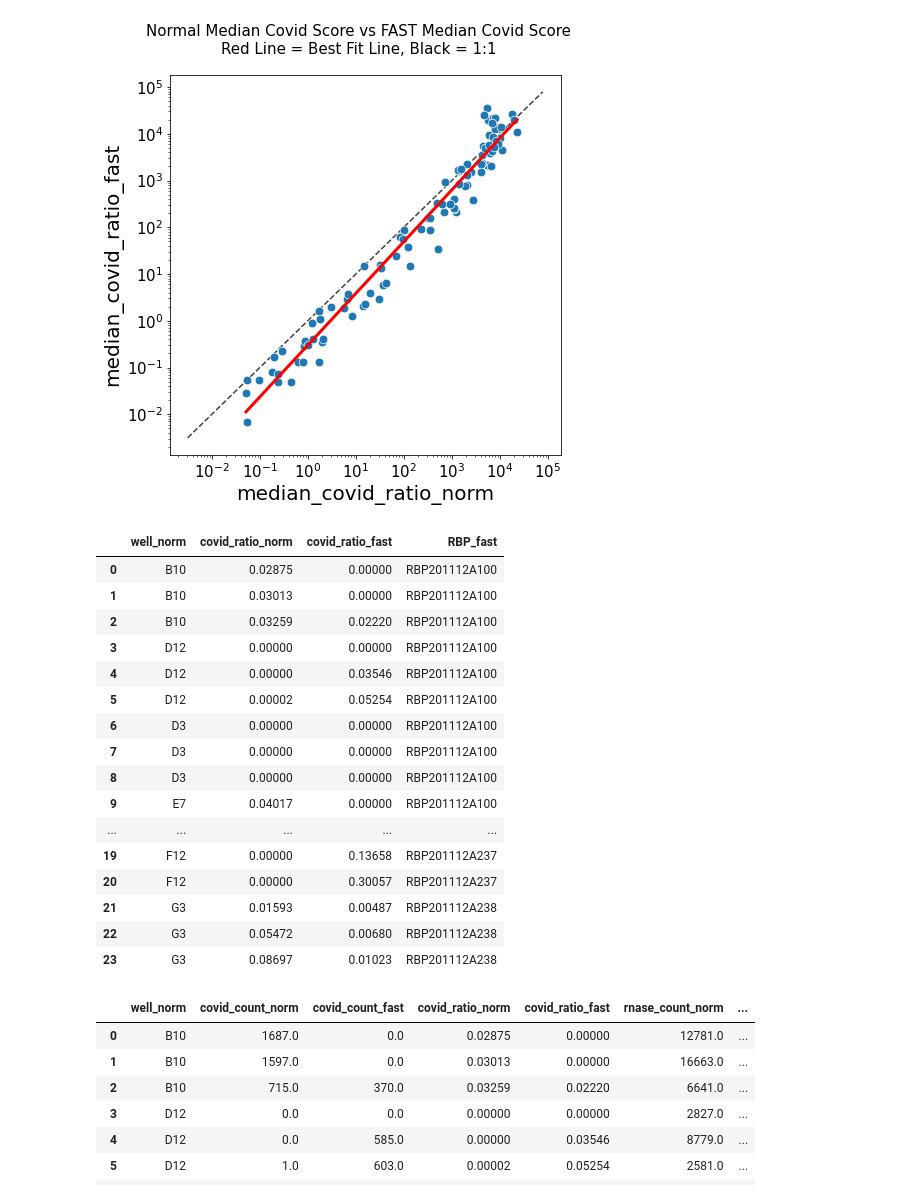
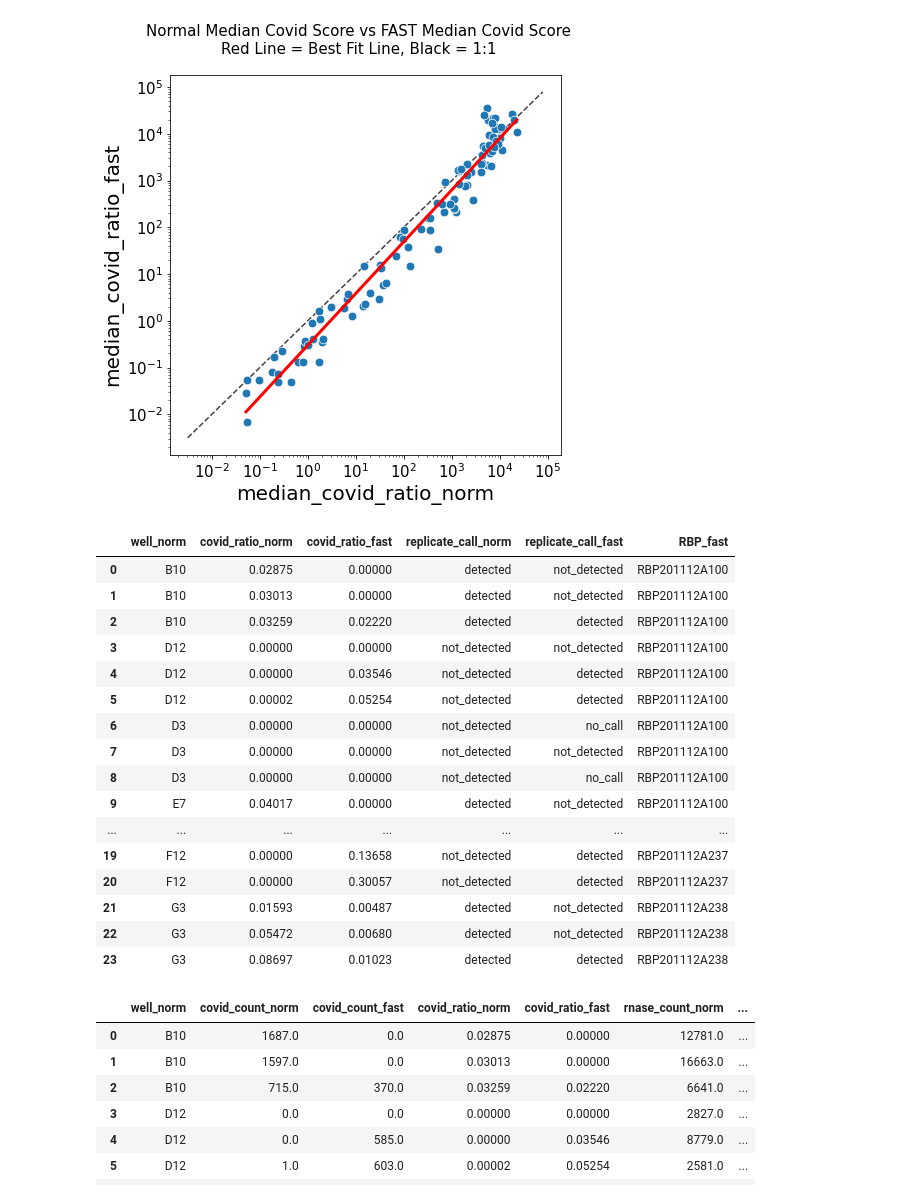
Before and after one commit to gh-bshih/g19_analysis, a Jupyter notebook: 201217_FastConcordance#2.ipynb, the cells around one changed output. Drawn from its saved outputs; the diff is of its cells as text; code cells hidden in the pictures.

Commit message:
added discordant table

```diff
--- a/201217_FastConcordance#2.ipynb
+++ b/201217_FastConcordance#2.ipynb
@@ -270,51 +270,51 @@ singlicate = pd.read_pickle(
 
 singlicate_norm = singlicate[singlicate['run_sample_id'].isin(
     combined.run_sample_id_norm.values)].dropna(how='all', axis=1)
 singlicate_fast = singlicate[singlicate['run_sample_id'].isin(
     combined.run_sample_id_fast.values)].dropna(how='all', axis=1)
 
 singlicate_norm['well'] = singlicate_norm['pos_tube_rack'].str.split(
     pat=':').str[1]
 singlicate_norm['RBP'] = singlicate_norm['pos_tube_rack'].str.split(
     pat=':').str[0]
 singlicate_norm['sort'] = singlicate_norm['RBP'].map(sort_mapping)
 
 singlicate_fast['well'] = singlicate_fast['pos_tube_rack'].str.split(
     pat=':').str[1]
 singlicate_fast['RBP'] = singlicate_fast['pos_tube_rack'].str.split(
     pat=':').str[0]
 
 ## Create Table of Discordant Sample ID for Normal and FAST ##
 drop_comb = combined[~((combined['total_detected_norm'].isna()) & (combined['total_detected_fast'].isna()))]
 discordant = drop_comb[(drop_comb['total_detected_norm'] != drop_comb['total_detected_fast'])].loc[:, [
     'run_sample_id_norm', 'run_sample_id_fast']]
 
 ## Find Discordant Samples for Normal and FAST ##
 single_norm = singlicate_norm[singlicate_norm['run_sample_id'].isin(discordant.run_sample_id_norm.values)].sort_values(by=['sort', 'well', 'covid_ratio']).add_suffix('_norm').reset_index()
 single_fast = singlicate_fast[singlicate_fast['run_sample_id'].isin(discordant.run_sample_id_fast.values)].sort_values(by=['RBP', 'well', 'covid_ratio']).add_suffix('_fast').reset_index()
 
 ## Concat Discordant Samples into one df ##
 single_discord = pd.concat([single_norm, single_fast], axis=1).drop(columns='index')
 
-single_discord.loc[:, ['well_norm', 'covid_ratio_norm', 'covid_ratio_fast', 'RBP_fast']]
+single_discord.loc[:, ['well_norm', 'covid_ratio_norm', 'covid_ratio_fast', 'replicate_call_norm', 'replicate_call_fast', 'RBP_fast']]
 # %% [output]
-|  | well_norm | covid_ratio_norm | covid_ratio_fast | RBP_fast |
-| 0 | B10 | 0.02875 | 0.00000 | RBP201112A100 |
-| 1 | B10 | 0.03013 | 0.00000 | RBP201112A100 |
-| 2 | B10 | 0.03259 | 0.02220 | RBP201112A100 |
-| 3 | D12 | 0.00000 | 0.00000 | RBP201112A100 |
-| 4 | D12 | 0.00000 | 0.03546 | RBP201112A100 |
-| 5 | D12 | 0.00002 | 0.05254 | RBP201112A100 |
-| 6 | D3 | 0.00000 | 0.00000 | RBP201112A100 |
-| 7 | D3 | 0.00000 | 0.00000 | RBP201112A100 |
-| 8 | D3 | 0.00000 | 0.00000 | RBP201112A100 |
-| 9 | E7 | 0.04017 | 0.00000 | RBP201112A100 |
-| ... | ... | ... | ... | ... |
-| 19 | F12 | 0.00000 | 0.13658 | RBP201112A237 |
-| 20 | F12 | 0.00000 | 0.30057 | RBP201112A237 |
-| 21 | G3 | 0.01593 | 0.00487 | RBP201112A238 |
-| 22 | G3 | 0.05472 | 0.00680 | RBP201112A238 |
-| 23 | G3 | 0.08697 | 0.01023 | RBP201112A238 |
+|  | well_norm | covid_ratio_norm | covid_ratio_fast | replicate_call_norm | replicate_call_fast | RBP_fast |
+| 0 | B10 | 0.02875 | 0.00000 | detected | not_detected | RBP201112A100 |
+| 1 | B10 | 0.03013 | 0.00000 | detected | not_detected | RBP201112A100 |
+| 2 | B10 | 0.03259 | 0.02220 | detected | detected | RBP201112A100 |
+| 3 | D12 | 0.00000 | 0.00000 | not_detected | not_detected | RBP201112A100 |
+| 4 | D12 | 0.00000 | 0.03546 | not_detected | detected | RBP201112A100 |
+| 5 | D12 | 0.00002 | 0.05254 | not_detected | detected | RBP201112A100 |
+| 6 | D3 | 0.00000 | 0.00000 | not_detected | no_call | RBP201112A100 |
+| 7 | D3 | 0.00000 | 0.00000 | not_detected | not_detected | RBP201112A100 |
+| 8 | D3 | 0.00000 | 0.00000 | not_detected | no_call | RBP201112A100 |
+| 9 | E7 | 0.04017 | 0.00000 | detected | not_detected | RBP201112A100 |
+| ... | ... | ... | ... | ... | ... | ... |
+| 19 | F12 | 0.00000 | 0.13658 | not_detected | detected | RBP201112A237 |
+| 20 | F12 | 0.00000 | 0.30057 | not_detected | detected | RBP201112A237 |
+| 21 | G3 | 0.01593 | 0.00487 | detected | not_detected | RBP201112A238 |
+| 22 | G3 | 0.05472 | 0.00680 | detected | not_detected | RBP201112A238 |
+| 23 | G3 | 0.08697 | 0.01023 | detected | detected | RBP201112A238 |
 # %%
 single_discord.loc[:,['well_norm',
                       'covid_count_norm', 'covid_count_fast',
```
